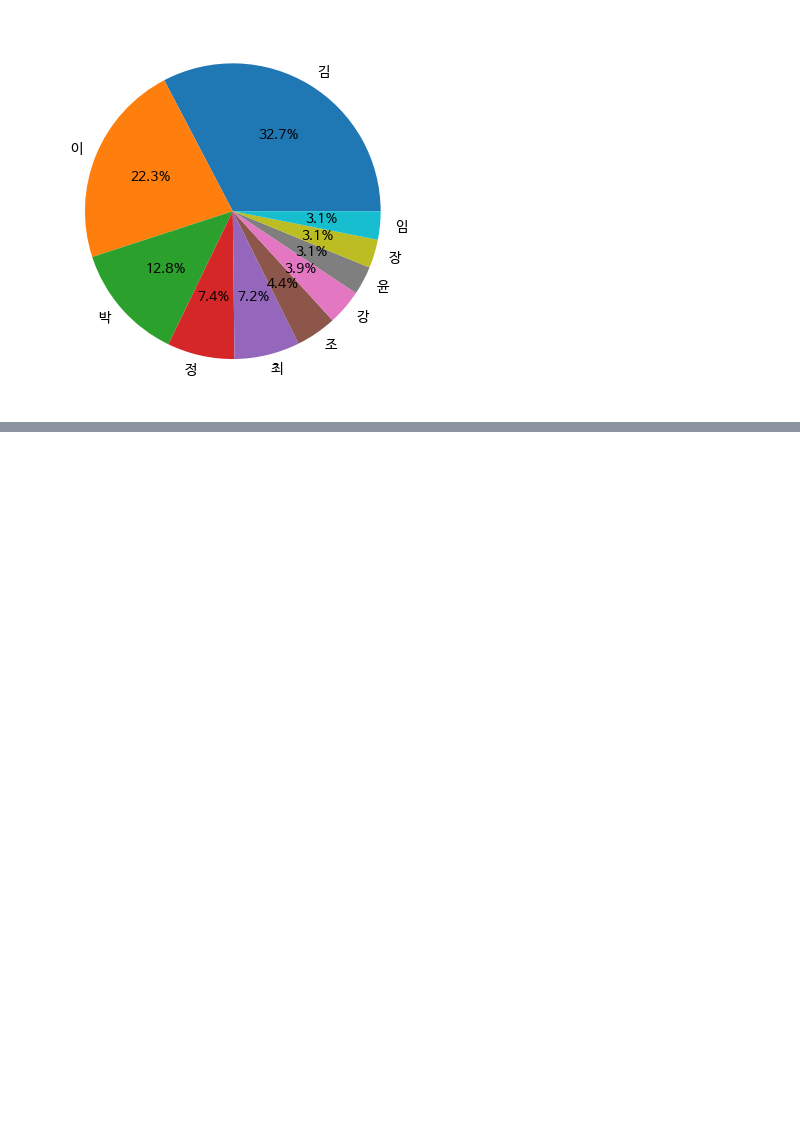
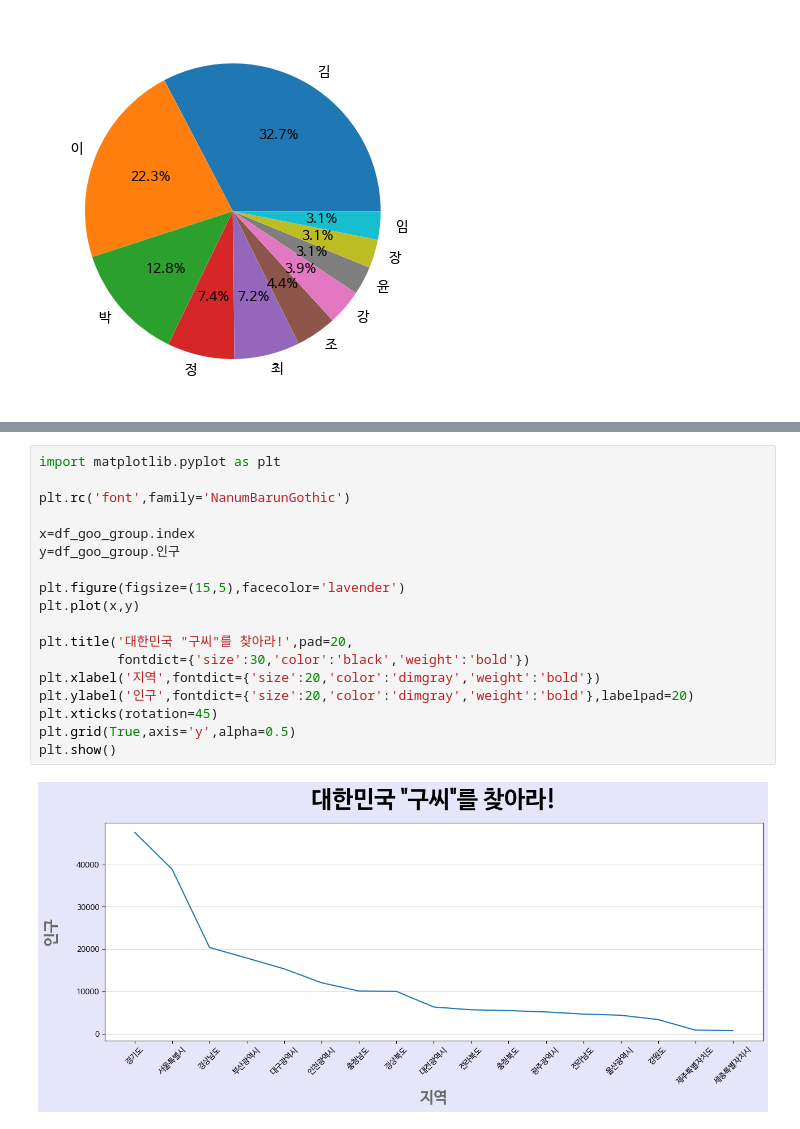
Before and after one commit to ParkGeunHae/review1, a Jupyter notebook: review0423.ipynb, the cells around one changed output, grey strips where cells are left out. Saved outputs shown, nothing was run; the diff lists cells and outputs as text; blank space fills up the shorter version.

```diff
--- a/review0423.ipynb
+++ b/review0423.ipynb
@@ -172,0 +335,20 @@ plt.show()
+# %%
+import matplotlib.pyplot as plt
+
+plt.rc('font',family='NanumBarunGothic')
+
+x=df_goo_group.index
+y=df_goo_group.인구
+
+plt.figure(figsize=(15,5),facecolor='lavender')
+plt.plot(x,y)
+
+plt.title('대한민국 "구씨"를 찾아라!',pad=20,
+          fontdict={'size':30,'color':'black','weight':'bold'})
+plt.xlabel('지역',fontdict={'size':20,'color':'dimgray','weight':'bold'})
+plt.ylabel('인구',fontdict={'size':20,'color':'dimgray','weight':'bold'},labelpad=20)
+plt.xticks(rotation=45)
+plt.grid(True,axis='y',alpha=0.5)
+plt.show()
+# %% [output]
+[figure, added]
```
Also changed, not shown: parts of 23 cells of this notebook.
